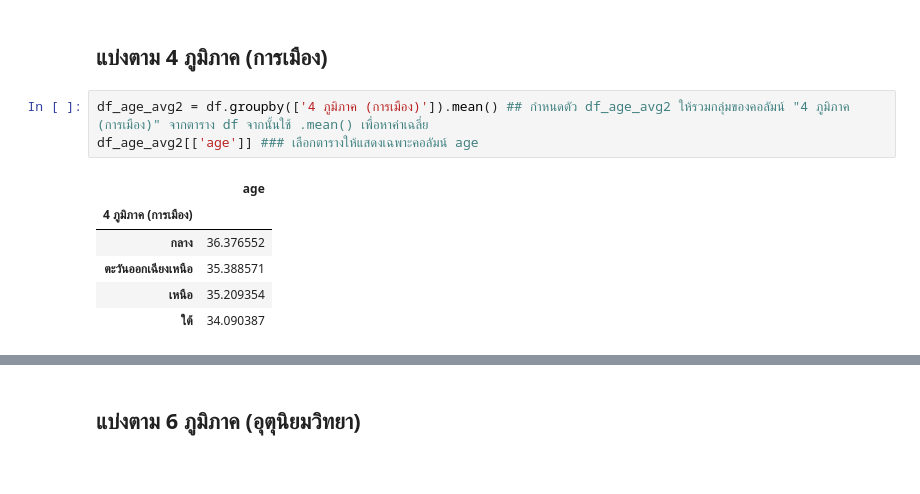
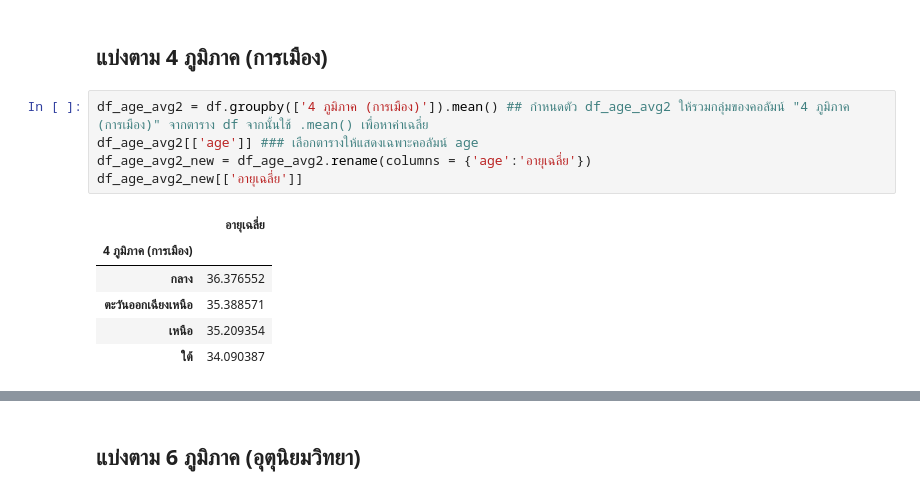
Before and after one commit to ThanikPimpiban/data_viz_2022, a Jupyter notebook: BasicPython&DataViz_midterm2022.ipynb, the cells around one changed output, grey strips where cells are left out. Drawn from its saved outputs; the diff is of its cells as text.

```diff
--- a/BasicPython&DataViz_midterm2022.ipynb
+++ b/BasicPython&DataViz_midterm2022.ipynb
@@ -917,8 +941,10 @@ df_age_avg[['age']]    ### เลือกตารางให้แสดง
 # %%
 df_age_avg2 = df.groupby(['4 ภูมิภาค (การเมือง)']).mean() ## กำหนดตัว df_age_avg2 ให้รวมกลุ่มของคอลัมน์ "4 ภูมิภาค (การเมือง)" จากตาราง df จากนั้นใช้ .mean() เพื่อหาค่าเฉลี่ย
 df_age_avg2[['age']] ### เลือกตารางให้แสดงเฉพาะคอลัมน์ age
+df_age_avg2_new = df_age_avg2.rename(columns = {'age':'อายุเฉลี่ย'})
+df_age_avg2_new[['อายุเฉลี่ย']]
 # %% [output]
-|  | age |
+|  | อายุเฉลี่ย |
 | 4 ภูมิภาค (การเมือง) |  |
 | กลาง | 36.376552 |
 | ตะวันออกเฉียงเหนือ | 35.388571 |
```
Also changed, not shown: parts of 10 cells of this notebook.
